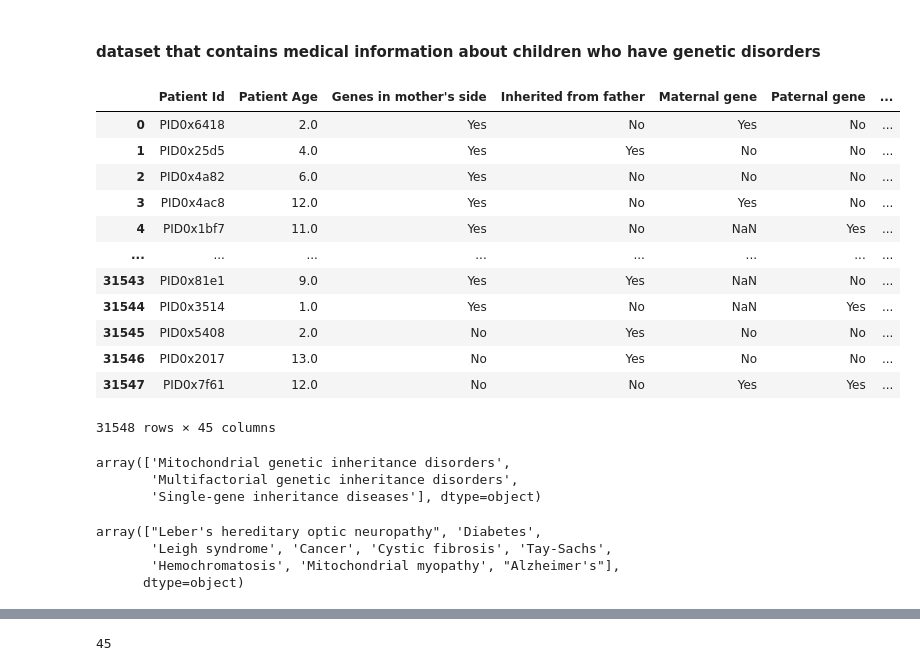
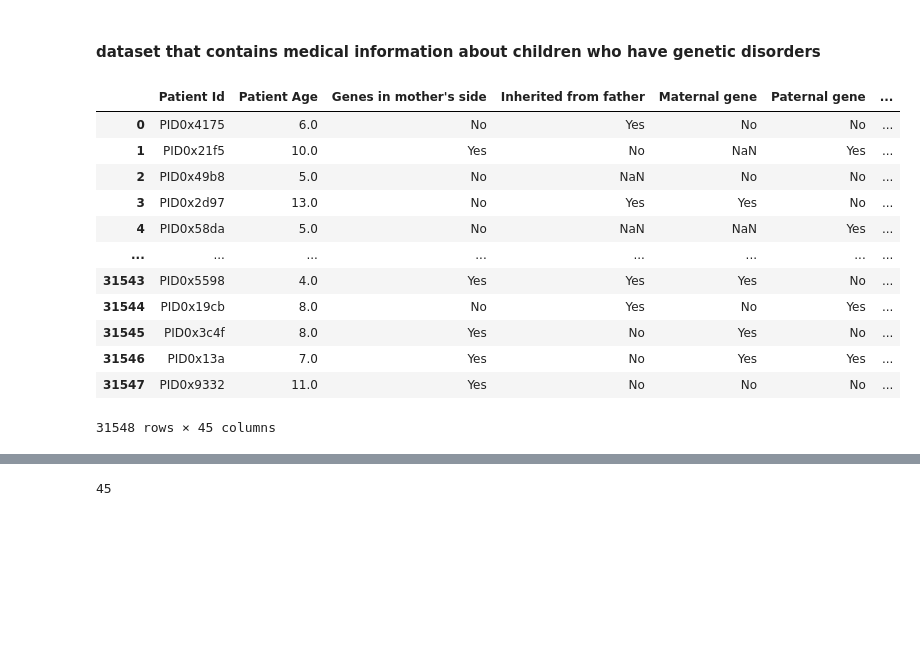
Before and after one commit to Veeravk12/genetic_disorder, a Jupyter notebook: notebook/notebookv2.ipynb, the cells around one changed output, grey strips where cells are left out. Cells and saved outputs as stored; diff of their text form; code cells hidden in the pictures; blank space fills up the shorter version.

```diff
--- a/version2/notebookv2.ipynb
+++ b/notebook/notebookv2.ipynb
@@ -6,36 +6,23 @@ import numpy as np
 # %%
 #combine the train and test datsets
 #Load the train and test datasets
-train = pd.read_csv("../train.csv")
-test = pd.read_csv("../test.csv")
+train = pd.read_csv("/workspaces/genetic_disorder/data/test.csv")
+test = pd.read_csv("/workspaces/genetic_disorder/data/train.csv")
 
 # Concatenate the DataFrames
 df = pd.concat([train, test], axis=0, ignore_index=True)
 df
 # %% [output]
 |  | Patient Id | Patient Age | Genes in mother's side | Inherited from father | Maternal gene | Paternal gene | ... |
-| 0 | PID0x6418 | 2.0 | Yes | No | Yes | No | ... |
-| 1 | PID0x25d5 | 4.0 | Yes | Yes | No | No | ... |
-| 2 | PID0x4a82 | 6.0 | Yes | No | No | No | ... |
-| 3 | PID0x4ac8 | 12.0 | Yes | No | Yes | No | ... |
-| 4 | PID0x1bf7 | 11.0 | Yes | No | NaN | Yes | ... |
+| 0 | PID0x4175 | 6.0 | No | Yes | No | No | ... |
+| 1 | PID0x21f5 | 10.0 | Yes | No | NaN | Yes | ... |
+| 2 | PID0x49b8 | 5.0 | No | NaN | No | No | ... |
+| 3 | PID0x2d97 | 13.0 | No | Yes | Yes | No | ... |
+| 4 | PID0x58da | 5.0 | No | NaN | NaN | Yes | ... |
 | ... | ... | ... | ... | ... | ... | ... | ... |
-| 31543 | PID0x81e1 | 9.0 | Yes | Yes | NaN | No | ... |
-| 31544 | PID0x3514 | 1.0 | Yes | No | NaN | Yes | ... |
-| 31545 | PID0x5408 | 2.0 | No | Yes | No | No | ... |
-| 31546 | PID0x2017 | 13.0 | No | Yes | No | No | ... |
-| 31547 | PID0x7f61 | 12.0 | No | No | Yes | Yes | ... |
+| 31543 | PID0x5598 | 4.0 | Yes | Yes | Yes | No | ... |
+| 31544 | PID0x19cb | 8.0 | No | Yes | No | Yes | ... |
+| 31545 | PID0x3c4f | 8.0 | Yes | No | Yes | No | ... |
+| 31546 | PID0x13a | 7.0 | Yes | No | Yes | Yes | ... |
+| 31547 | PID0x9332 | 11.0 | Yes | No | No | No | ... |
 31548 rows × 45 columns
-# %%
-df["Genetic Disorder"].unique()
-# %% [output]
-array(['Mitochondrial genetic inheritance disorders',
-       'Multifactorial genetic inheritance disorders',
-       'Single-gene inheritance diseases'], dtype=object)
-# %%
-df["Disorder Subclass"].unique()
-# %% [output]
-array(["Leber's hereditary optic neuropathy", 'Diabetes',
-       'Leigh syndrome', 'Cancer', 'Cystic fibrosis', 'Tay-Sachs',
-       'Hemochromatosis', 'Mitochondrial myopathy', "Alzheimer's"],
-      dtype=object)
```
Also changed, not shown: parts of 59 cells of this notebook, 1 other file.
